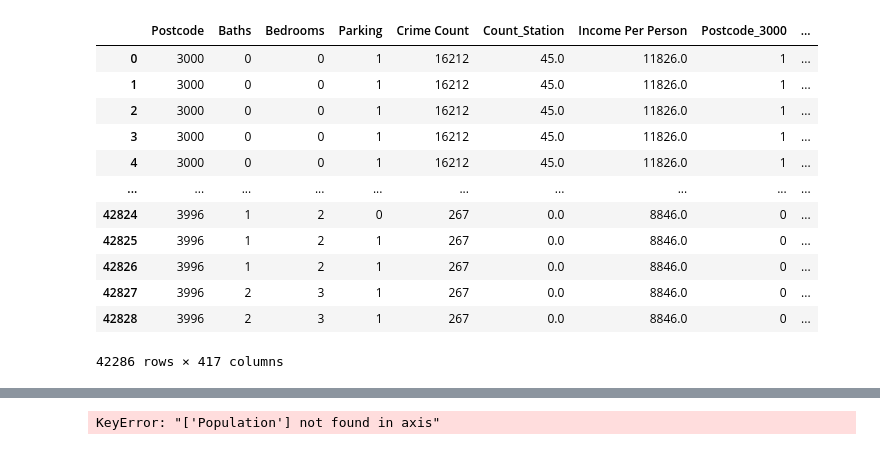
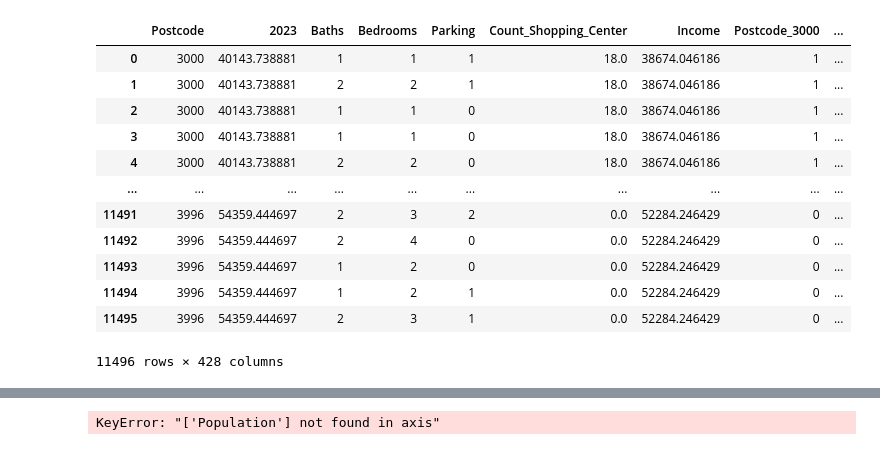
Before and after one commit to MAST30034-Applied-Data-Science/generic-real-estate-consulting-project-group50, a Jupyter notebook: draft works/NN_Model.ipynb, the cells around one changed output, grey strips where cells are left out. Cells and saved outputs as stored; diff of their text form; code cells hidden in the pictures.

```diff
--- a/draft works/NN_Model.ipynb
+++ b/draft works/NN_Model.ipynb
@@ -117,19 +138,3 @@ np.mean(baseline_error)
 # %%
 post_data = new_data.iloc[:,1:]
 post_data.insert(0, "Postcode", postcode)
-# %%
-post_data
-# %% [output]
-|  | Postcode | Baths | Bedrooms | Parking | Crime Count | Count_Station | Income Per Person | Postcode_3000 | ... |
-| 0 | 3000 | 0 | 0 | 1 | 16212 | 45.0 | 11826.0 | 1 | ... |
-| 1 | 3000 | 0 | 0 | 1 | 16212 | 45.0 | 11826.0 | 1 | ... |
-| 2 | 3000 | 0 | 0 | 1 | 16212 | 45.0 | 11826.0 | 1 | ... |
-| 3 | 3000 | 0 | 0 | 1 | 16212 | 45.0 | 11826.0 | 1 | ... |
-| 4 | 3000 | 0 | 0 | 1 | 16212 | 45.0 | 11826.0 | 1 | ... |
-| ... | ... | ... | ... | ... | ... | ... | ... | ... | ... |
-| 42824 | 3996 | 1 | 2 | 0 | 267 | 0.0 | 8846.0 | 0 | ... |
-| 42825 | 3996 | 1 | 2 | 1 | 267 | 0.0 | 8846.0 | 0 | ... |
-| 42826 | 3996 | 1 | 2 | 1 | 267 | 0.0 | 8846.0 | 0 | ... |
-| 42827 | 3996 | 2 | 3 | 1 | 267 | 0.0 | 8846.0 | 0 | ... |
-| 42828 | 3996 | 2 | 3 | 1 | 267 | 0.0 | 8846.0 | 0 | ... |
-42286 rows × 417 columns
@@ -135,0 +143,23 @@ post_data
+# %%
+# Update population in 2023/2024/2025
+pop = pd.read_csv("../data/curated/predict_income.csv")
+pop_2023 = pop[['Postcode','2023']]
+pop_2024 = pop[['Postcode','2024']]
+pop_2025 = pop[['Postcode','2025']]
+# %%
+pop_2023 = pd.merge(pop_2023, post_data, how = 'right', on = ['Postcode'])
+pop_2023
+# %% [output]
+|  | Postcode | 2023 | Baths | Bedrooms | Parking | Count_Shopping_Center | Income | Postcode_3000 | ... |
+| 0 | 3000 | 40143.738881 | 1 | 1 | 1 | 18.0 | 38674.046186 | 1 | ... |
+| 1 | 3000 | 40143.738881 | 2 | 2 | 1 | 18.0 | 38674.046186 | 1 | ... |
+| 2 | 3000 | 40143.738881 | 1 | 1 | 0 | 18.0 | 38674.046186 | 1 | ... |
+| 3 | 3000 | 40143.738881 | 1 | 1 | 0 | 18.0 | 38674.046186 | 1 | ... |
+| 4 | 3000 | 40143.738881 | 2 | 2 | 0 | 18.0 | 38674.046186 | 1 | ... |
+| ... | ... | ... | ... | ... | ... | ... | ... | ... | ... |
+| 11491 | 3996 | 54359.444697 | 2 | 3 | 2 | 0.0 | 52284.246429 | 0 | ... |
+| 11492 | 3996 | 54359.444697 | 2 | 4 | 0 | 0.0 | 52284.246429 | 0 | ... |
+| 11493 | 3996 | 54359.444697 | 1 | 2 | 0 | 0.0 | 52284.246429 | 0 | ... |
+| 11494 | 3996 | 54359.444697 | 1 | 2 | 1 | 0.0 | 52284.246429 | 0 | ... |
+| 11495 | 3996 | 54359.444697 | 2 | 3 | 1 | 0.0 | 52284.246429 | 0 | ... |
+11496 rows × 428 columns
```
Also changed, not shown: parts of 15 cells of this notebook.
